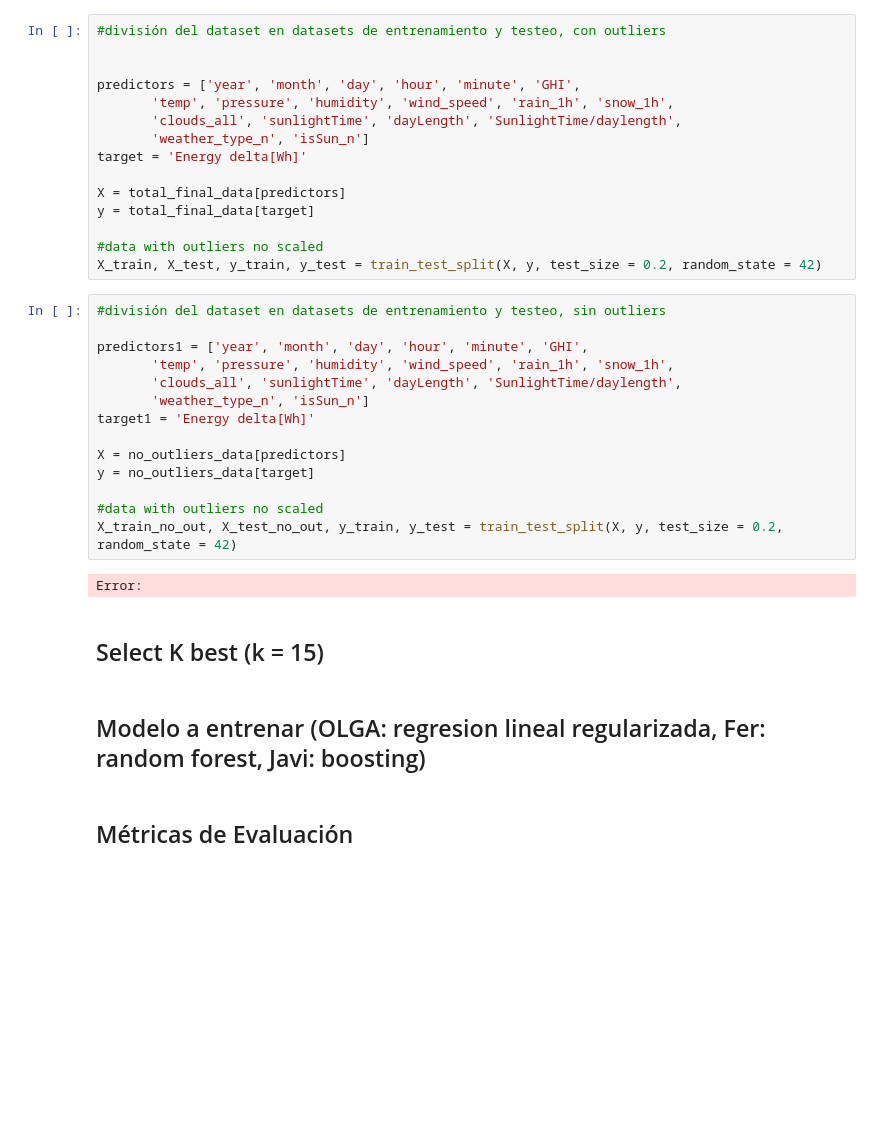
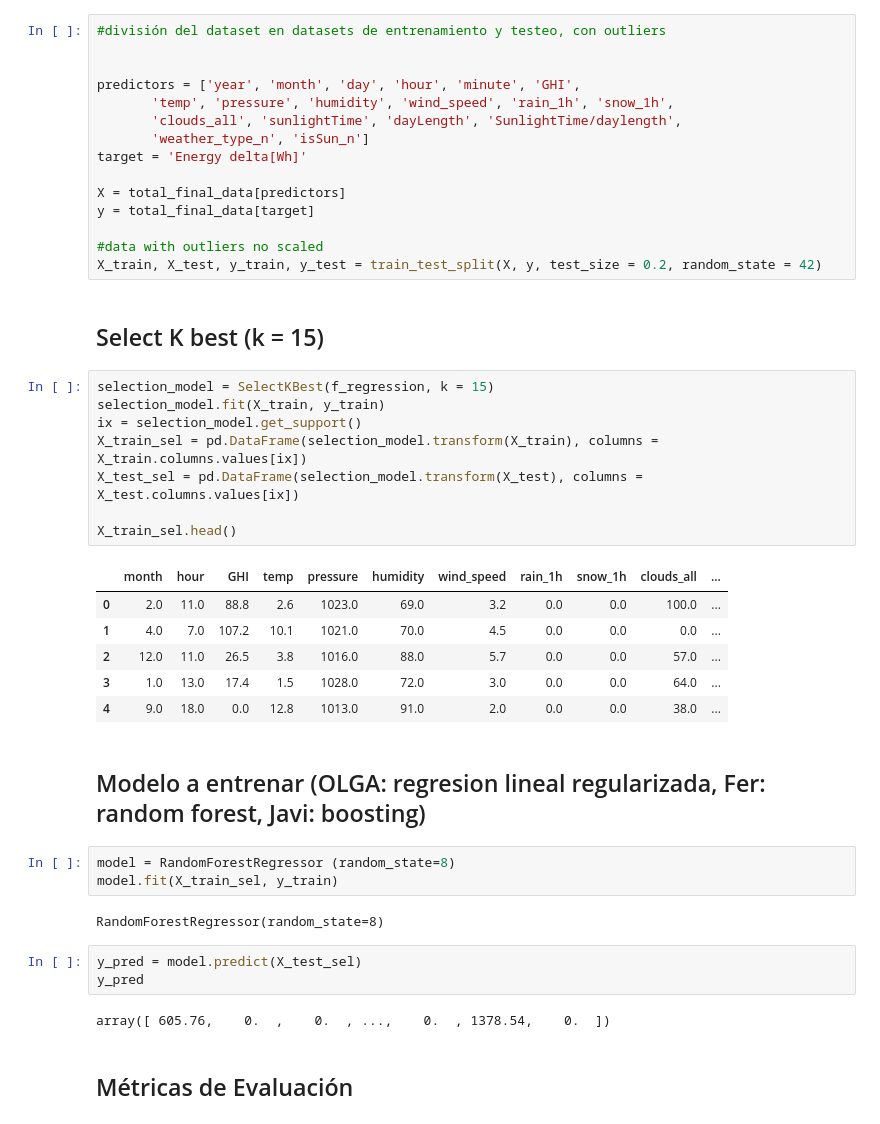
Before and after one commit to 4GeeksAcademy/Final-Project-JOF, a Jupyter notebook: src/Proyecto JOF.ipynb, the cells around one changed output. Cells and saved outputs as stored; diff of their text form; blank space fills up the shorter version.

```diff
--- a/src/Proyecto JOF.ipynb
+++ b/src/Proyecto JOF.ipynb
@@ -1084,25 +1085,34 @@ y = total_final_data[target]
 
 #data with outliers no scaled
 X_train, X_test, y_train, y_test = train_test_split(X, y, test_size = 0.2, random_state = 42)
-# %%
-#división del dataset en datasets de entrenamiento y testeo, sin outliers
-
-predictors1 = ['year', 'month', 'day', 'hour', 'minute', 'GHI',
-       'temp', 'pressure', 'humidity', 'wind_speed', 'rain_1h', 'snow_1h',
-       'clouds_all', 'sunlightTime', 'dayLength', 'SunlightTime/daylength',
-       'weather_type_n', 'isSun_n']
-target1 = 'Energy delta[Wh]'
-
-X = no_outliers_data[predictors]
-y = no_outliers_data[target]
-
-#data with outliers no scaled
-X_train_no_out, X_test_no_out, y_train, y_test = train_test_split(X, y, test_size = 0.2, random_state = 42)
-# %% [output]
-Error:
 # %% [markdown]
 ## Select K best (k = 15)
+# %%
+selection_model = SelectKBest(f_regression, k = 15)
+selection_model.fit(X_train, y_train)
+ix = selection_model.get_support()
+X_train_sel = pd.DataFrame(selection_model.transform(X_train), columns = X_train.columns.values[ix])
+X_test_sel = pd.DataFrame(selection_model.transform(X_test), columns = X_test.columns.values[ix])
+
+X_train_sel.head()
+# %% [output]
+|  | month | hour | GHI | temp | pressure | humidity | wind_speed | rain_1h | snow_1h | clouds_all | ... |
+| 0 | 2.0 | 11.0 | 88.8 | 2.6 | 1023.0 | 69.0 | 3.2 | 0.0 | 0.0 | 100.0 | ... |
+| 1 | 4.0 | 7.0 | 107.2 | 10.1 | 1021.0 | 70.0 | 4.5 | 0.0 | 0.0 | 0.0 | ... |
+| 2 | 12.0 | 11.0 | 26.5 | 3.8 | 1016.0 | 88.0 | 5.7 | 0.0 | 0.0 | 57.0 | ... |
+| 3 | 1.0 | 13.0 | 17.4 | 1.5 | 1028.0 | 72.0 | 3.0 | 0.0 | 0.0 | 64.0 | ... |
+| 4 | 9.0 | 18.0 | 0.0 | 12.8 | 1013.0 | 91.0 | 2.0 | 0.0 | 0.0 | 38.0 | ... |
 # %% [markdown]
 ## Modelo a entrenar (OLGA: regresion lineal regularizada, Fer: random forest, Javi: boosting)
+# %%
+model = RandomForestRegressor (random_state=8)
+model.fit(X_train_sel, y_train)
+# %% [output]
+RandomForestRegressor(random_state=8)
+# %%
+y_pred = model.predict(X_test_sel)
+y_pred
+# %% [output]
+array([ 605.76,    0.  ,    0.  , ...,    0.  , 1378.54,    0.  ])
 # %% [markdown]
 ## Métricas de Evaluación
```
Also changed, not shown: parts of 9 cells of this notebook, 3 other files.
